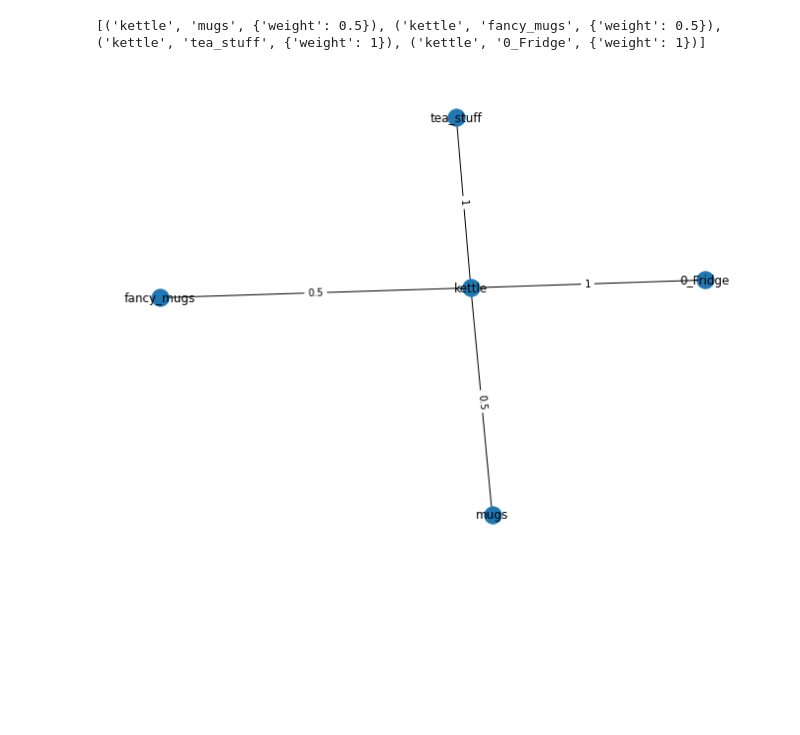
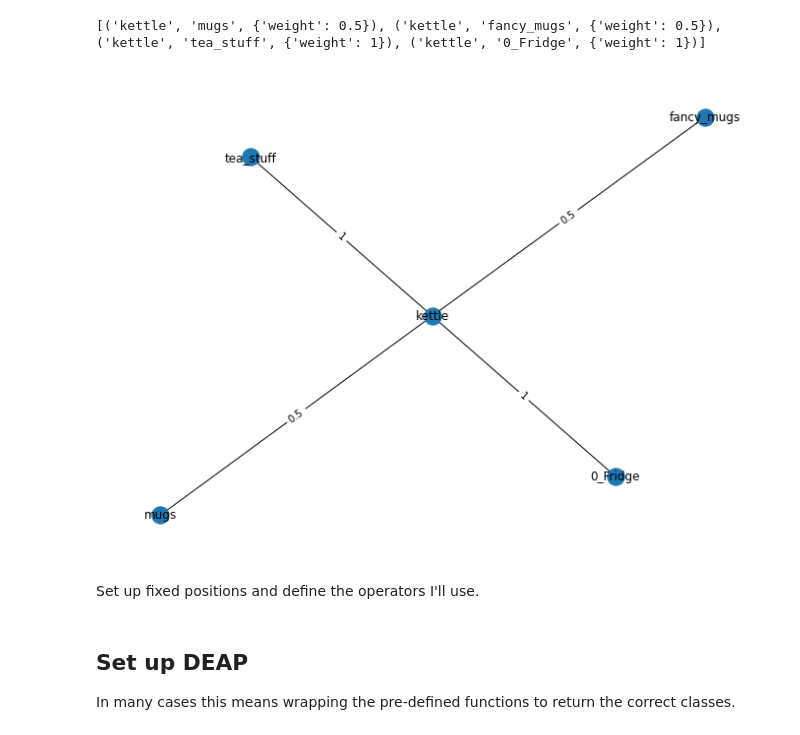
Before and after one commit to clibbon/OptimalKitchen, a Jupyter notebook: example/optimise.ipynb, the cells around one changed output. Drawn from its saved outputs; the diff is of its cells as text; code cells hidden in the pictures; blank space fills up the shorter version.

```diff
--- a/example/optimise.ipynb
+++ b/example/optimise.ipynb
@@ -4,5 +13,5 @@ from kitchenoptimiser.utils import draw_process
 # %%
-things = io.read_things(r'things.json')
-places = io.read_locations(r'locations.json')
-layout = io.read_layout(r'layout.json')
-process_details = io.read_process_details(r'process_details2.json')
+ALL_THINGS = io.read_things(r'things.json')
+ALL_PLACES = io.read_locations(r'locations.json')
+LAYOUT = io.read_layout(r'layout.json')
+PROCESS_DETAILS = io.read_process_details(r'process_details2.json')
@@ -9,6 +22,6 @@ process_details = io.read_process_details(r'process_details2.json')
 # %%
-print(process_details['cup_of_tea']['process'].edges(data=True))
-draw_process(process_details['cup_of_tea']['process'])
+print(PROCESS_DETAILS['cup_of_tea']['process'].edges(data=True))
+draw_process(PROCESS_DETAILS['cup_of_tea']['process'])
 # %% [output]
 [('kettle', 'mugs', {'weight': 0.5}), ('kettle', 'fancy_mugs', {'weight': 0.5}), ('kettle', 'tea_stuff', {'weight': 1}), ('kettle', '0_Fridge', {'weight': 1})]
-[figure, old version]
+[figure, new version]
@@ -39,0 +28,2 @@ s.register("winner", deap_best_individual)
+# %% [markdown]
+Set up fixed positions and define the operators I'll use.
@@ -39,0 +45,3 @@ s.register("winner", deap_best_individual)
+# %% [markdown]
+## Set up DEAP
+In many cases this means wrapping the pre-defined functions to return the correct classes.
```
Also changed, not shown: parts of 10 cells of this notebook, 8 other files.
